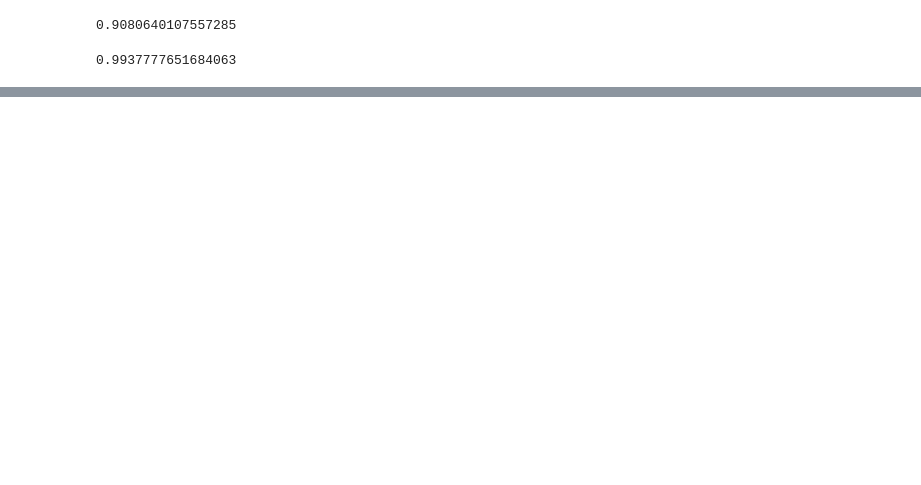
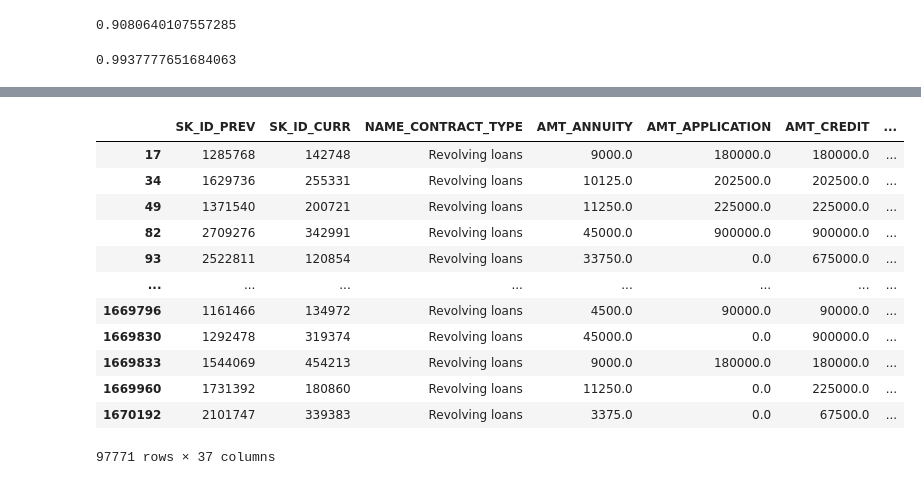
Before and after one commit to Antonio-Avila/Home-Credit-Default, a Jupyter notebook: Installments.ipynb, the cells around one changed output, grey strips where cells are left out. Drawn from its saved outputs; the diff is of its cells as text; code cells hidden in the pictures; blank space fills up the shorter version.

```diff
--- a/Installments.ipynb
+++ b/Installments.ipynb
@@ -151,0 +148,16 @@ under_paid
+# %%
+prev_apps[(prev_apps.CNT_PAYMENT == 0) & (prev_apps.NAME_CONTRACT_STATUS == "Approved") ]
+# %% [output]
+|  | SK_ID_PREV | SK_ID_CURR | NAME_CONTRACT_TYPE | AMT_ANNUITY | AMT_APPLICATION | AMT_CREDIT | ... |
+| 17 | 1285768 | 142748 | Revolving loans | 9000.0 | 180000.0 | 180000.0 | ... |
+| 34 | 1629736 | 255331 | Revolving loans | 10125.0 | 202500.0 | 202500.0 | ... |
+| 49 | 1371540 | 200721 | Revolving loans | 11250.0 | 225000.0 | 225000.0 | ... |
+| 82 | 2709276 | 342991 | Revolving loans | 45000.0 | 900000.0 | 900000.0 | ... |
+| 93 | 2522811 | 120854 | Revolving loans | 33750.0 | 0.0 | 675000.0 | ... |
+| ... | ... | ... | ... | ... | ... | ... | ... |
+| 1669796 | 1161466 | 134972 | Revolving loans | 4500.0 | 90000.0 | 90000.0 | ... |
+| 1669830 | 1292478 | 319374 | Revolving loans | 45000.0 | 0.0 | 900000.0 | ... |
+| 1669833 | 1544069 | 454213 | Revolving loans | 9000.0 | 180000.0 | 180000.0 | ... |
+| 1669960 | 1731392 | 180860 | Revolving loans | 11250.0 | 0.0 | 225000.0 | ... |
+| 1670192 | 2101747 | 339383 | Revolving loans | 3375.0 | 0.0 | 67500.0 | ... |
+97771 rows × 37 columns
```
Also changed, not shown: parts of 16 cells of this notebook.
